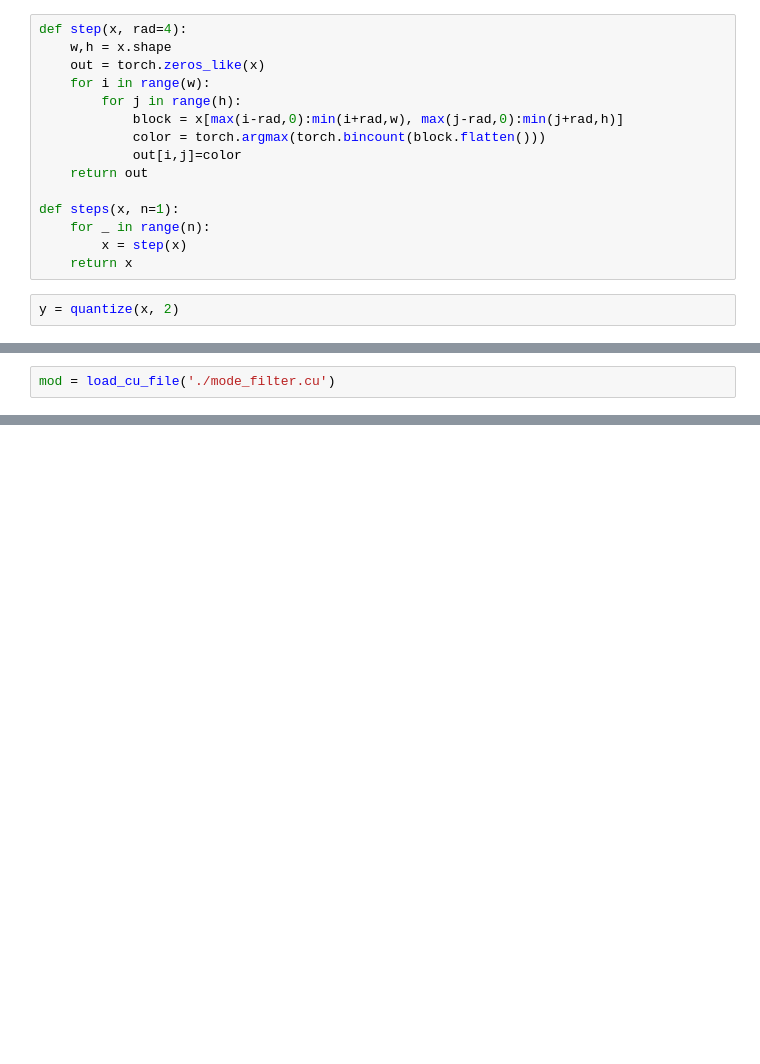
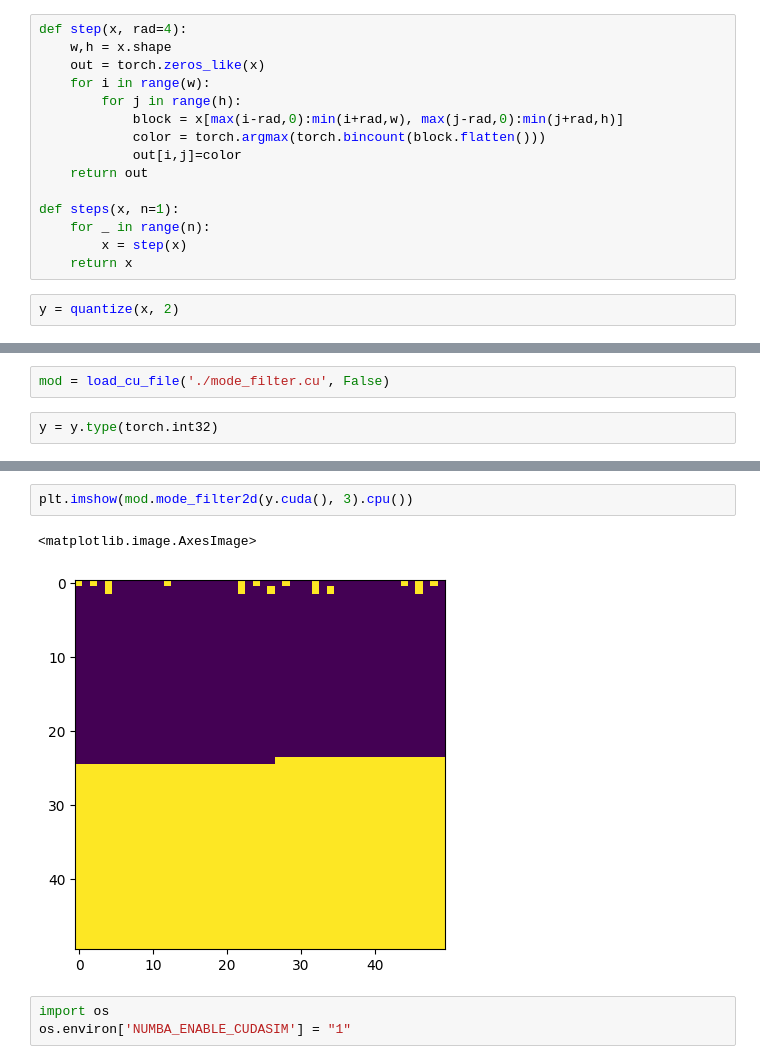
Before and after one commit to ssslakter/py-playground, a Jupyter notebook: random_pixels/random_pixels.ipynb, the cells around one changed output, grey strips where cells are left out. Drawn from its saved outputs; the diff is of its cells as text; blank space fills up the shorter version.

```diff
--- a/random_pixels/random_pixels.ipynb
+++ b/random_pixels/random_pixels.ipynb
@@ -62,2 +64,4 @@ plt.imshow(step(y))
 # %%
-mod = load_cu_file('./mode_filter.cu')
+mod = load_cu_file('./mode_filter.cu', False)
+# %%
+y = y.type(torch.int32)
@@ -63,0 +78,8 @@ mod = load_cu_file('./mode_filter.cu')
+# %%
+plt.imshow(mod.mode_filter2d(y.cuda(), 3).cpu())
+# %% [output]
+<matplotlib.image.AxesImage>
+[figure, added]
+# %%
+import os
+os.environ['NUMBA_ENABLE_CUDASIM'] = "1"
```
Also changed, not shown: parts of 9 cells of this notebook, 1 other file.
